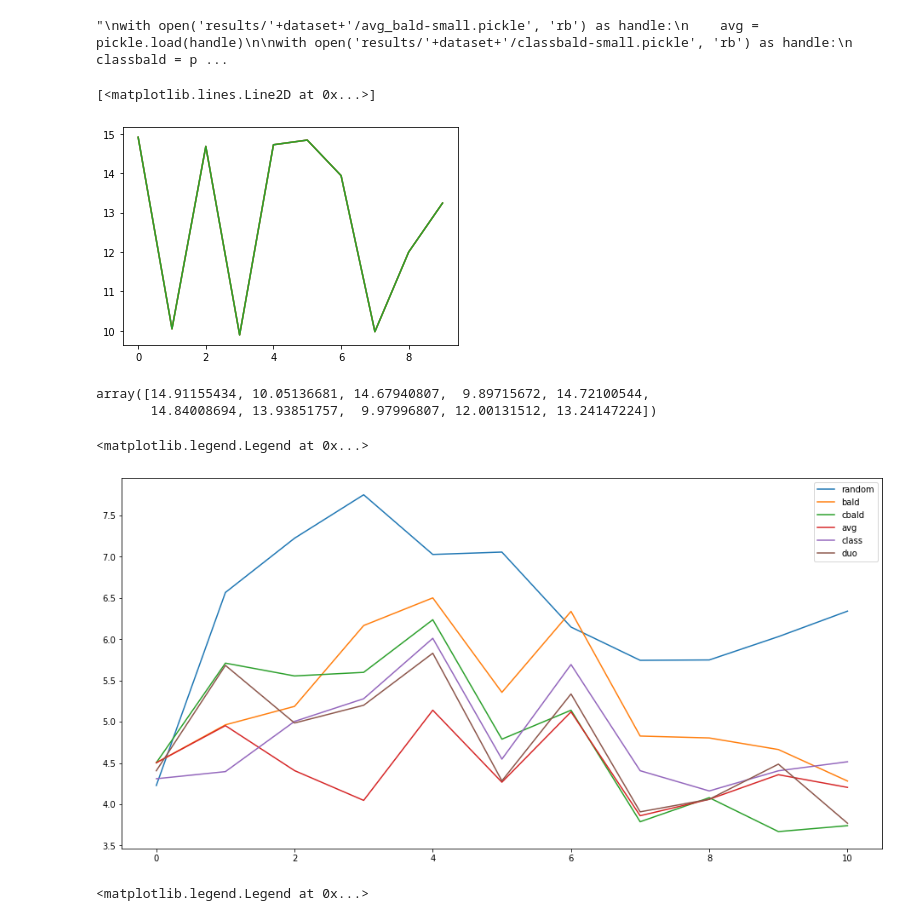
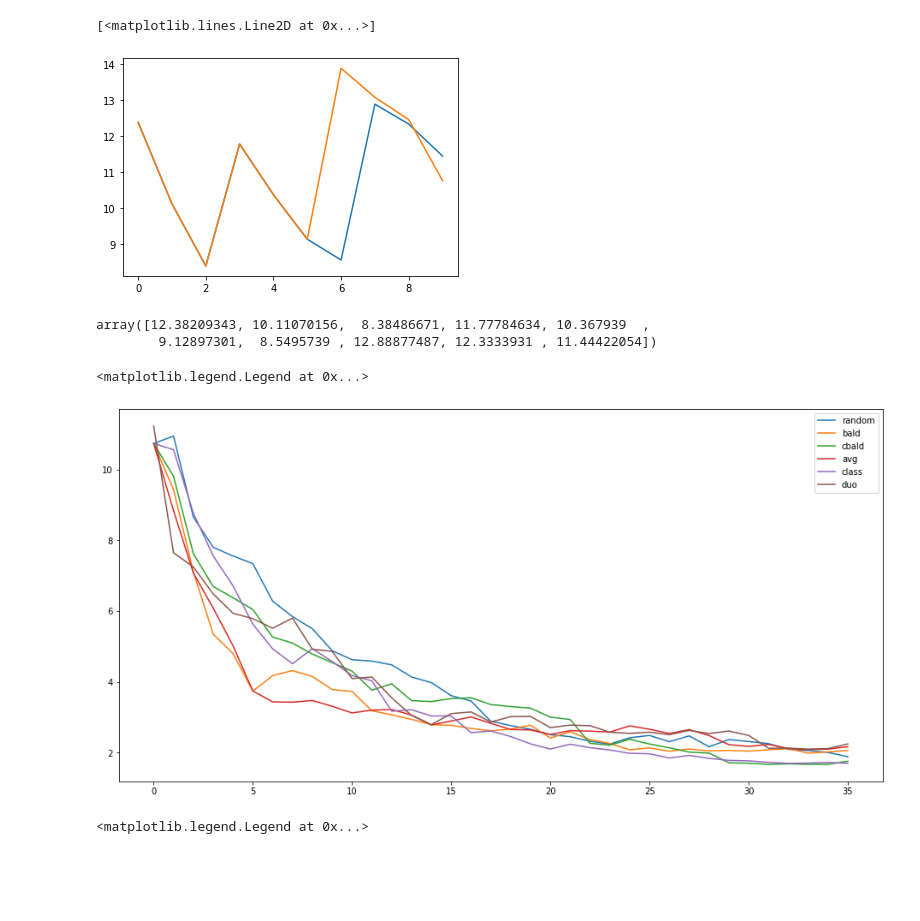
Before and after one commit to fbohu/Censored-Active-Learning, a Jupyter notebook: eval.ipynb, the cells around one changed output. Cells and saved outputs as stored; diff of their text form; code cells hidden in the pictures; blank space fills up the shorter version.

```diff
--- a/eval.ipynb
+++ b/eval.ipynb
@@ -4,40 +4,36 @@ import numpy as np
 import pickle5 as pickle
 import matplotlib.pyplot as plt
 # %%
-dataset = 'synth'
+dataset = 'cbald'
 # %%
 with open('results/'+dataset+'/random-small.pickle', 'rb') as handle:
     random = pickle.load(handle)
 
 with open('results/'+dataset+'/bald-small.pickle', 'rb') as handle:
     bald = pickle.load(handle)
-'''
+
 with open('results/'+dataset+'/cbald-small.pickle', 'rb') as handle:
     cbald = pickle.load(handle)
-'''
+
 with open('results/'+dataset+'/duobald-small.pickle', 'rb') as handle:
     duobald = pickle.load(handle)
-'''
 with open('results/'+dataset+'/avg_bald-small.pickle', 'rb') as handle:
     avg = pickle.load(handle)
 
 with open('results/'+dataset+'/classbald-small.pickle', 'rb') as handle:
     classbald = pickle.load(handle)
-'''
-# %% [output]
-"\nwith open('results/'+dataset+'/avg_bald-small.pickle', 'rb') as handle:\n    avg = pickle.load(handle)\n\nwith open('results/'+dataset+'/classbald-small.pickle', 'rb') as handle:\n    classbald = p ...
 # %%
 plt.plot(random['model_perf'][:,0])
-plt.plot(bald['model_perf'][:,0])
+#plt.plot(bald['model_perf'][:,0])
 plt.plot(duobald['model_perf'][:,0])
 # %% [output]
 [<matplotlib.lines.Line2D at 0x...>]
-[figure, old version]
+[figure, new version]
 # %%
 bald['model_perf'][:,0]
 # %% [output]
-array([14.91155434, 10.05136681, 14.67940807,  9.89715672, 14.72100544,
-       14.84008694, 13.93851757,  9.97996807, 12.00131512, 13.24147224])
+array([12.38209343, 10.11070156,  8.38486671, 11.77784634, 10.367939  ,
+        9.12897301,  8.5495739 , 12.88877487, 12.3333931 , 11.44422054])
 # %%
 plt.figure(figsize=(16,8))
 plt.plot(np.mean(random['model_perf'],axis=0), label='random')
@@ -50,7 +46,7 @@ plt.legend()
 #plt.plot(np.mean(cbald_m['model_perf'],axis=0))
 # %% [output]
 <matplotlib.legend.Legend at 0x...>
-[figure, old version]
+[figure, new version]
 # %%
 plt.figure(figsize=(16,8))
 plt.plot(np.mean(random['censored'],axis=0), label='random')
```
Also changed, not shown: 2 other files.
